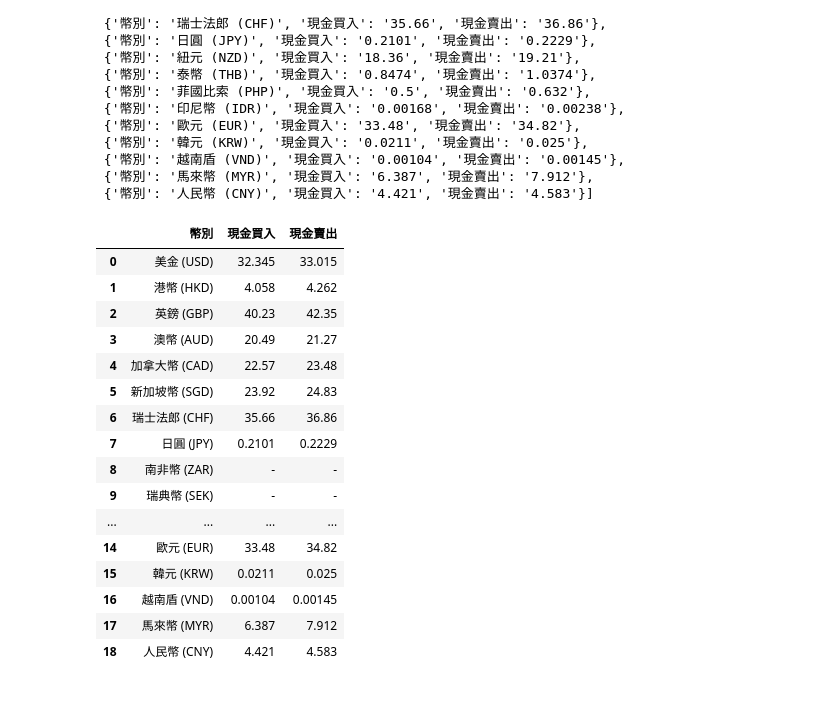
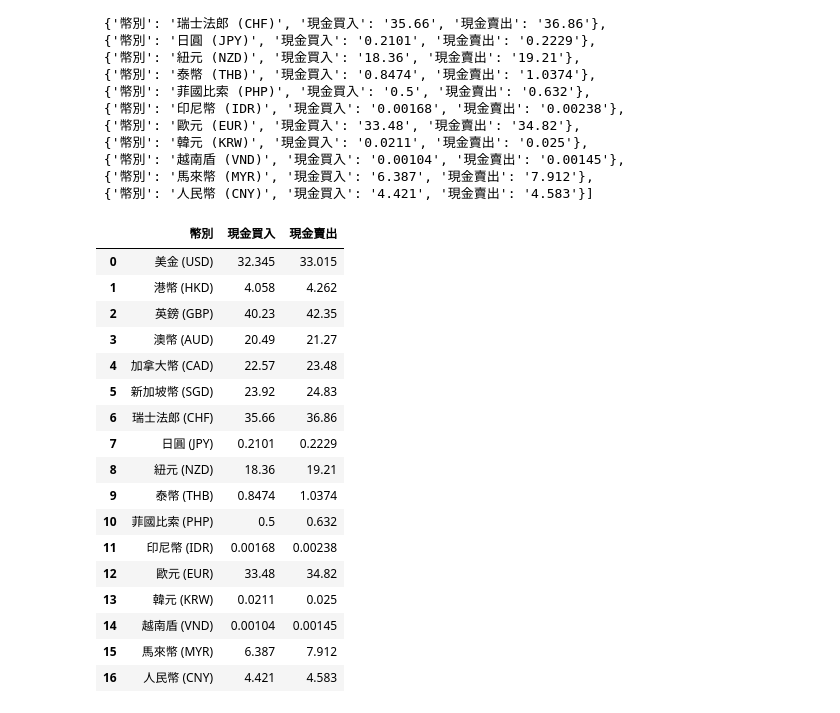
Before and after one commit to minyi-114/python_analysis, a Jupyter notebook: lesson6_2.ipynb, the cells around one changed output. Cells and saved outputs as stored; diff of their text form; code cells hidden in the pictures.

```diff
--- a/lesson6_2.ipynb
+++ b/lesson6_2.ipynb
@@ -144,26 +144,27 @@ filtered_rates
 # %%
 import pandas as pd
 # 將匯率資料轉換為 DataFrame
 df = pd.DataFrame(rates)
-dff = pd.DataFrame(filtered_rates)
+dff = pd.DataFrame(filtered_rates)  # dff.to_csv('cashrates.csv')
 
 # 轉置表格 df.T
-df
+dff
 # %% [output]
 |  | 幣別 | 現金買入 | 現金賣出 |
 | 0 | 美金 (USD) | 32.345 | 33.015 |
 | 1 | 港幣 (HKD) | 4.058 | 4.262 |
 | 2 | 英鎊 (GBP) | 40.23 | 42.35 |
 | 3 | 澳幣 (AUD) | 20.49 | 21.27 |
 | 4 | 加拿大幣 (CAD) | 22.57 | 23.48 |
 | 5 | 新加坡幣 (SGD) | 23.92 | 24.83 |
 | 6 | 瑞士法郎 (CHF) | 35.66 | 36.86 |
 | 7 | 日圓 (JPY) | 0.2101 | 0.2229 |
-| 8 | 南非幣 (ZAR) | - | - |
-| 9 | 瑞典幣 (SEK) | - | - |
-| ... | ... | ... | ... |
-| 14 | 歐元 (EUR) | 33.48 | 34.82 |
-| 15 | 韓元 (KRW) | 0.0211 | 0.025 |
-| 16 | 越南盾 (VND) | 0.00104 | 0.00145 |
-| 17 | 馬來幣 (MYR) | 6.387 | 7.912 |
-| 18 | 人民幣 (CNY) | 4.421 | 4.583 |
+| 8 | 紐元 (NZD) | 18.36 | 19.21 |
+| 9 | 泰幣 (THB) | 0.8474 | 1.0374 |
+| 10 | 菲國比索 (PHP) | 0.5 | 0.632 |
+| 11 | 印尼幣 (IDR) | 0.00168 | 0.00238 |
+| 12 | 歐元 (EUR) | 33.48 | 34.82 |
+| 13 | 韓元 (KRW) | 0.0211 | 0.025 |
+| 14 | 越南盾 (VND) | 0.00104 | 0.00145 |
+| 15 | 馬來幣 (MYR) | 6.387 | 7.912 |
+| 16 | 人民幣 (CNY) | 4.421 | 4.583 |
```
